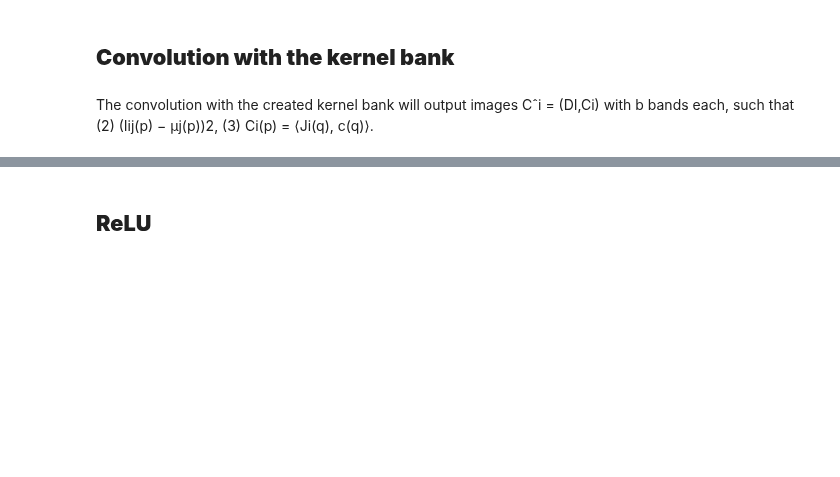
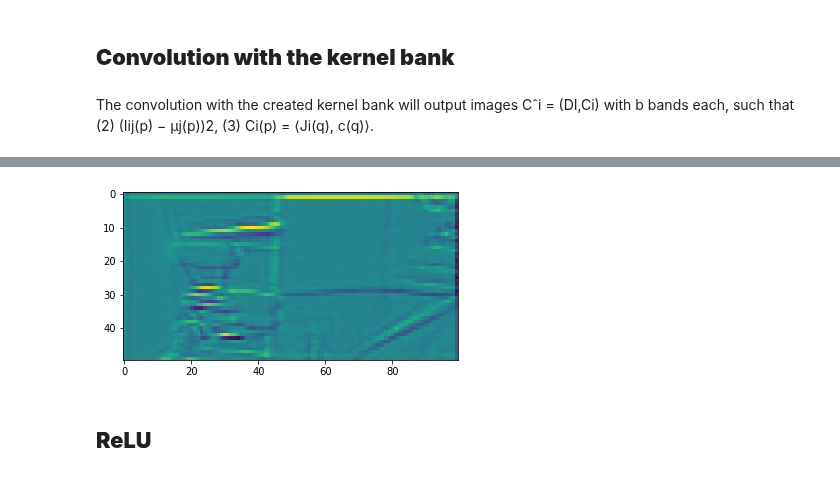
Before and after one commit to aissahm/image_analysis, a Jupyter notebook: project_1.ipynb, the cells around one changed output, grey strips where cells are left out. Cells and saved outputs as stored; diff of their text form; code cells hidden in the pictures; blank space fills up the shorter version.

```diff
--- a/project_1.ipynb
+++ b/project_1.ipynb
@@ -546,3 +607,8 @@ def returnConvolution(image, kernel):
+# %%
+plt.imshow(bBandsImageresult[:,:, 5])
+plt.show()
+# %% [output]
+[figure, added]
 # %% [markdown]
 ## **ReLU**
 # %% [markdown]
```
Also changed, not shown: parts of 7 cells of this notebook.
